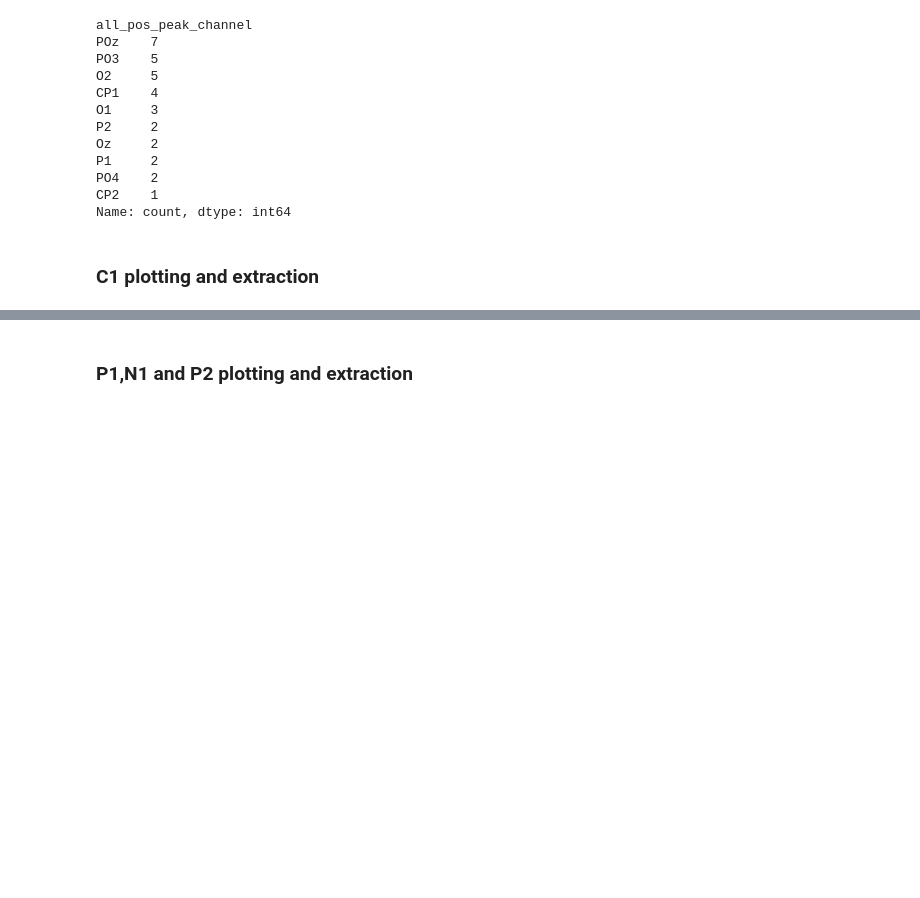
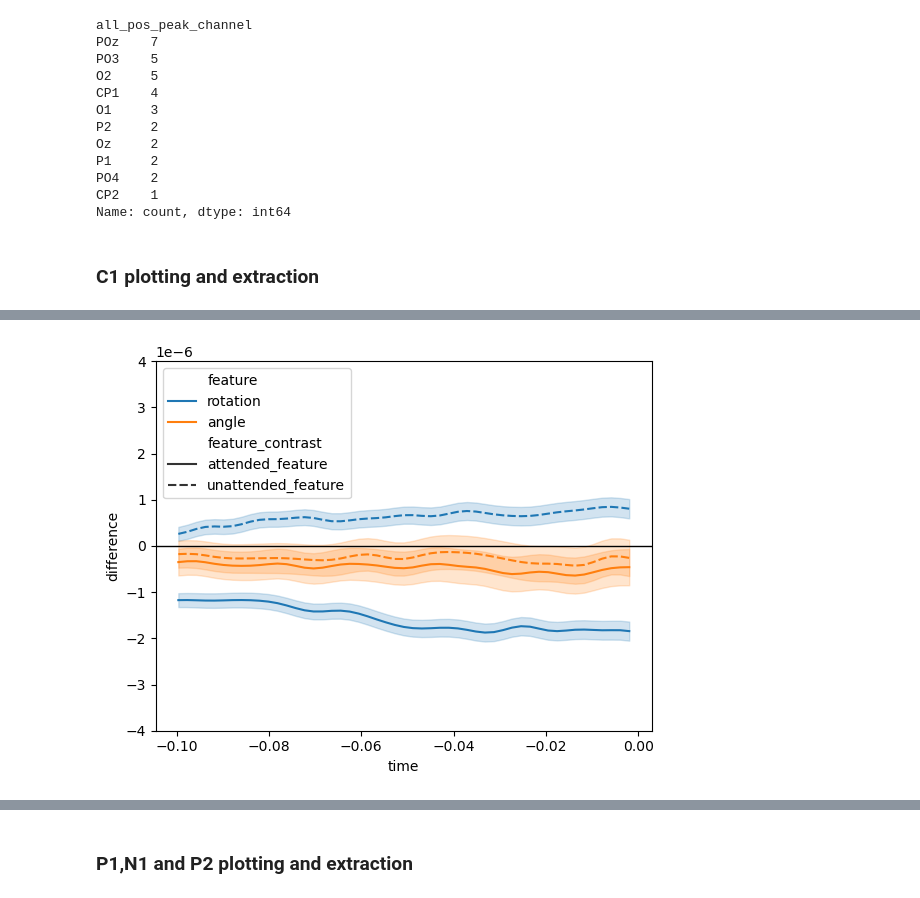
Before and after one commit to maxvanmigem/low-level-visual-prediction-processing, a Jupyter notebook: data_manipulation/erp_measures.ipynb, the cells around one changed output, grey strips where cells are left out. Drawn from its saved outputs; the diff is of its cells as text; code cells hidden in the pictures; blank space fills up the shorter version.

```diff
--- a/data_manipulation/erp_measures.ipynb
+++ b/data_manipulation/erp_measures.ipynb
@@ -175,3 +294,23 @@ plt.show()
+# %%
+merged_att['feature_contrast'] = 'attended_feature'
+merged_unatt['feature_contrast'] = 'unattended_feature'
+
+merged = pd.concat([merged_att, merged_unatt], ignore_index=True)
+# %%
+fig, ax = plt.subplots(1,1,sharey=False,sharex=False)
+ax.set_ylim(-4 *1e-6,4*1e-6)
+sns.lineplot(data = merged[merged['time'] < 0],
+            y = 'difference', x = 'time',
+            errorbar= ('se',1),
+            hue = 'feature',
+            style = 'feature_contrast',
+            linewidth=1.5,
+            ax=ax)
+
+ax.axhline(y=0, lw=1, c='black' )
+plt.show()
+# %% [output]
+[figure, added]
 # %%
 # Save for plotting
 output_path = f"C:/Users/mvmigem/Documents/data/project_2/plotting_df/c1_plotting.csv"
```
Also changed, not shown: parts of 4 cells of this notebook, 12 other files.
